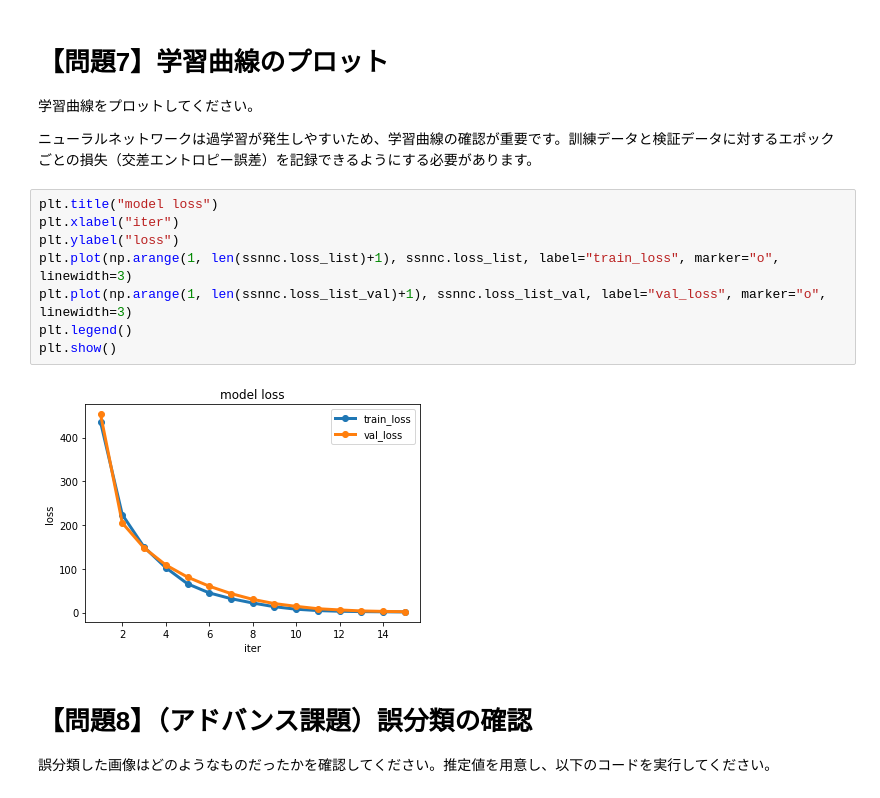
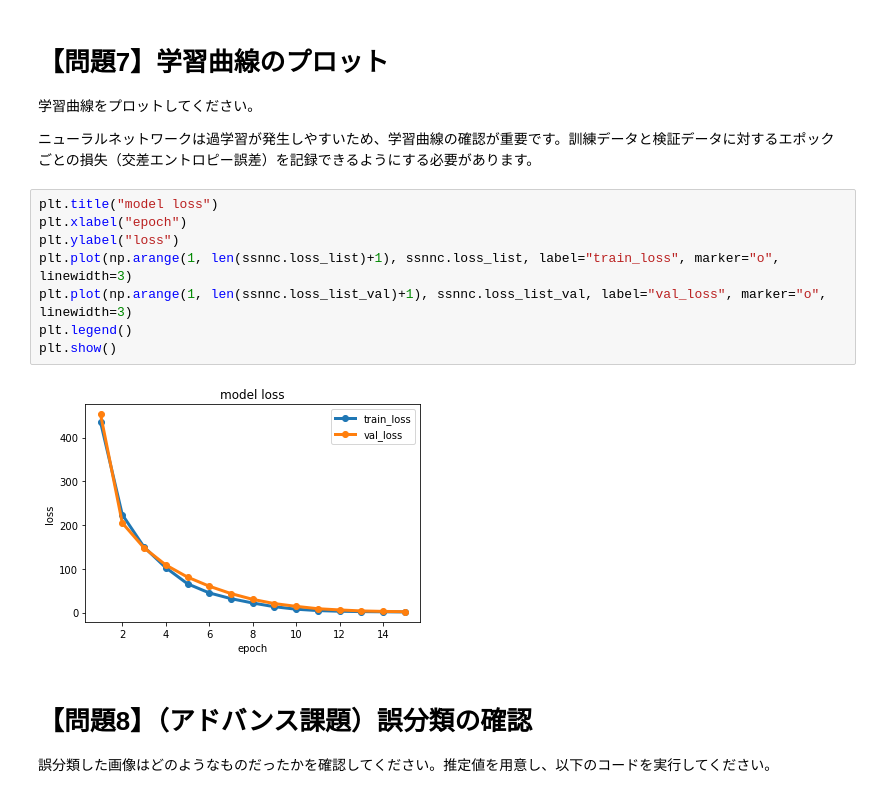
Before and after one commit to hideyuki-takahashi-s13/diveintocode-ml, a Jupyter notebook: Sprint_/Sprint 深層学習スクラッチ ニューラルネットワーク.ipynb, the cells around one changed output. Saved outputs shown, nothing was run; the diff lists cells and outputs as text.

```diff
--- a/Sprint_/Sprint 深層学習スクラッチ ニューラルネットワーク.ipynb
+++ b/Sprint_/Sprint 深層学習スクラッチ ニューラルネットワーク.ipynb
@@ -887,14 +887,14 @@ weighted avg       0.98      0.98      0.98     10000
 ニューラルネットワークは過学習が発生しやすいため、学習曲線の確認が重要です。訓練データと検証データに対するエポックごとの損失（交差エントロピー誤差）を記録できるようにする必要があります。
 # %%
 plt.title("model loss")
-plt.xlabel("iter")
+plt.xlabel("epoch")
 plt.ylabel("loss")
 plt.plot(np.arange(1, len(ssnnc.loss_list)+1), ssnnc.loss_list, label="train_loss", marker="o", linewidth=3)
 plt.plot(np.arange(1, len(ssnnc.loss_list_val)+1), ssnnc.loss_list_val, label="val_loss", marker="o", linewidth=3)
 plt.legend()
 plt.show()
 # %% [output]
-[figure, old version]
+[figure, new version]
 # %% [markdown]
 # 【問題8】（アドバンス課題）誤分類の確認
 誤分類した画像はどのようなものだったかを確認してください。推定値を用意し、以下のコードを実行してください。
```
